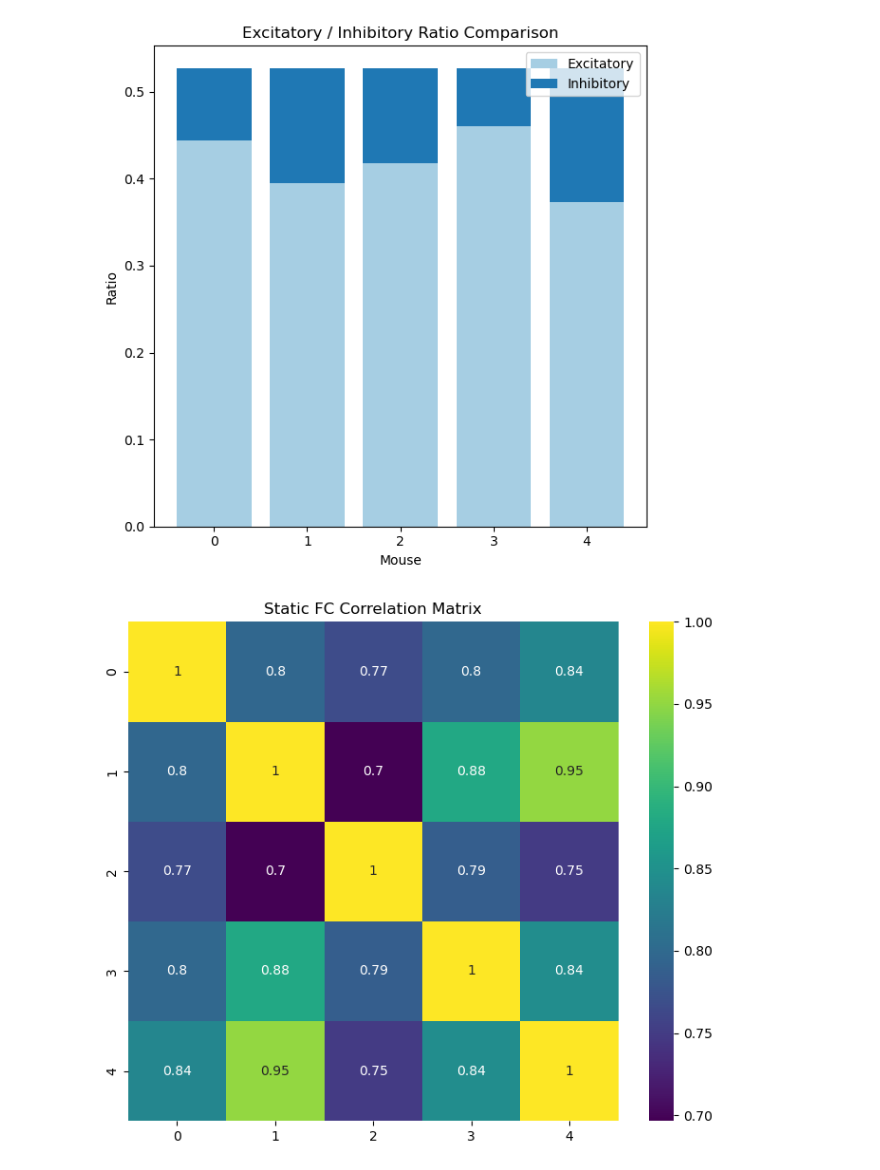
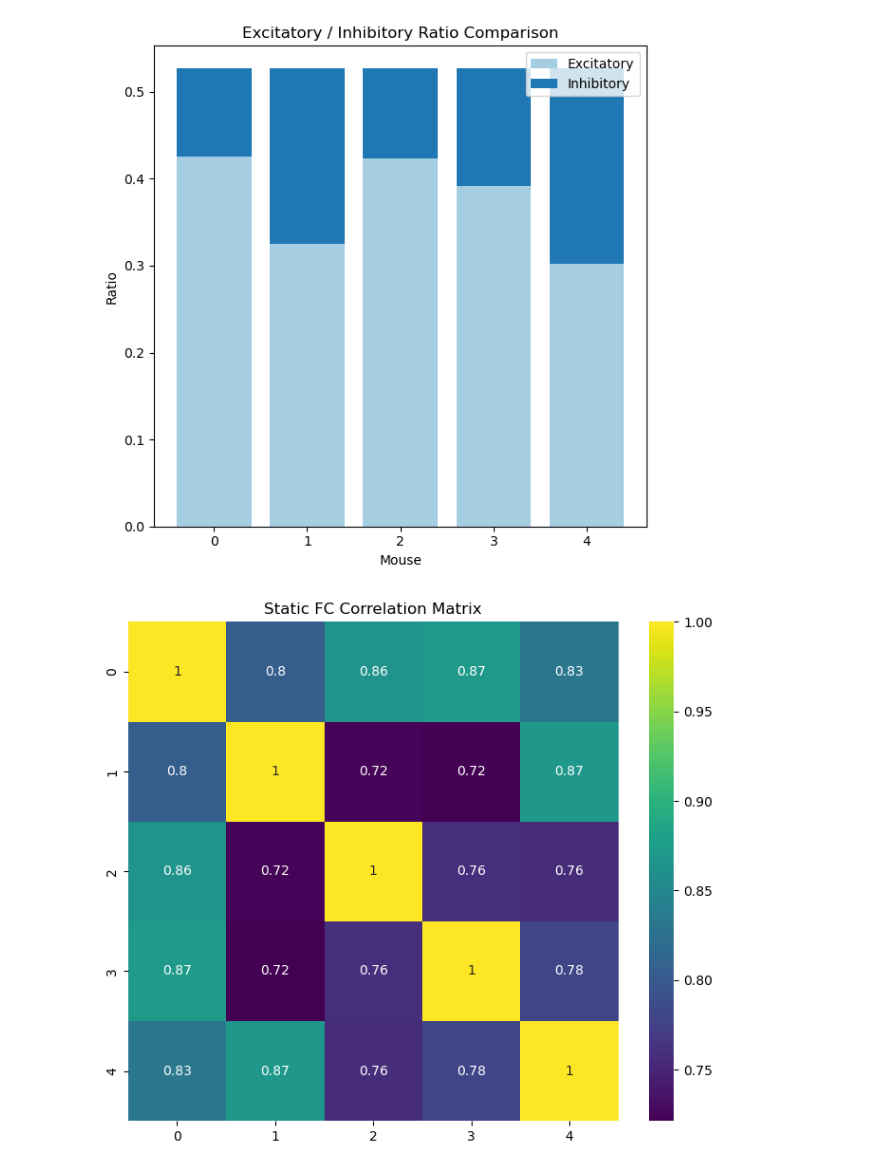
Before and after one commit to ylx6266/NEXUS, a Jupyter notebook: analyse_notebook/Calcium_imaging_analysis.ipynb, the cells around one changed output. Cells and saved outputs as stored; diff of their text form; code cells hidden in the pictures.

```diff
--- a/analyse_notebook/Calcium_imaging_analysis.ipynb
+++ b/analyse_notebook/Calcium_imaging_analysis.ipynb
@@ -10,7 +10,7 @@ from sklearn.cluster import KMeans
 import umap.umap_ as umap
 
 mouse_ids = [0, 1, 2, 3, 4]
-base_path = "./result"
+base_path = "./result_new"
 stage = "stage_0"
 
 data_dict = {}
@@ -135,2 +135,2 @@ Mouse 4: Excitatory=0.373, Inhibitory=0.154
-[figure, old version]
+[figure, new version]
-[figure, old version]
+[figure, new version]
```
Also changed, not shown: parts of 7 cells of this notebook, 1 other file.
